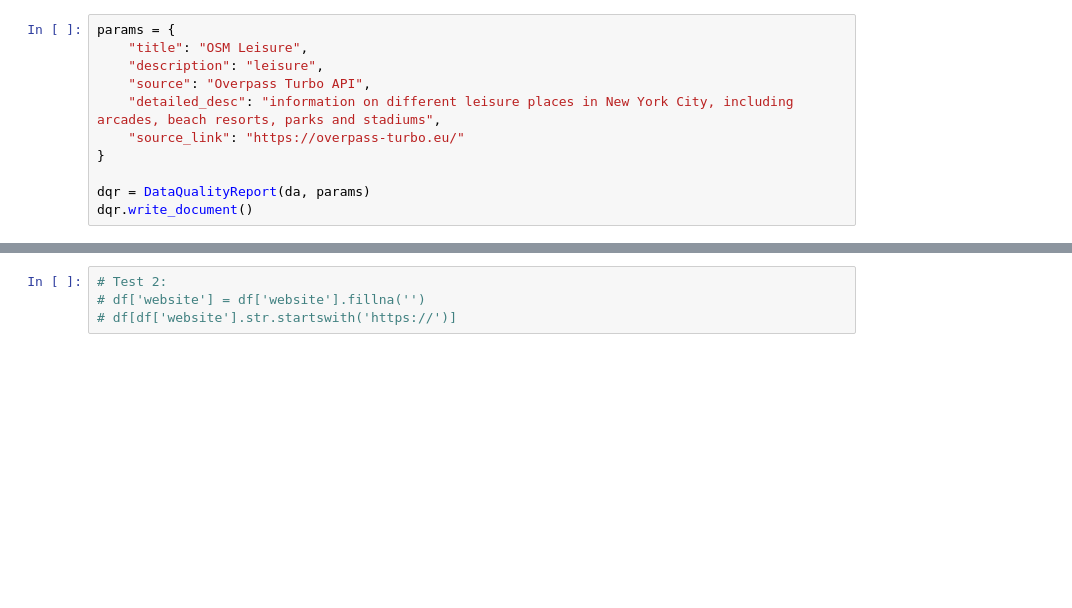
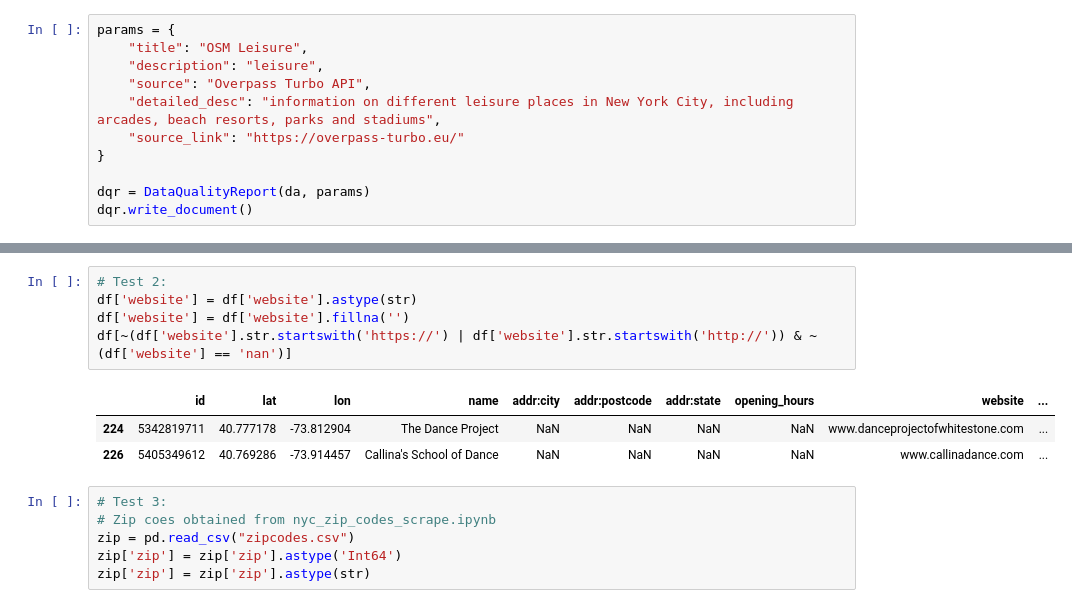
Before and after one commit to eoinmtreacy/pinbox, a Jupyter notebook: ml_pipeline/data_evaluation/osm_places/osm_leisure_data_analysis.ipynb, the cells around one changed output, grey strips where cells are left out. Drawn from its saved outputs; the diff is of its cells as text; blank space fills up the shorter version.

```diff
--- a/ml_pipeline/data_evaluation/osm_places/osm_leisure_data_analysis.ipynb
+++ b/ml_pipeline/data_evaluation/osm_places/osm_leisure_data_analysis.ipynb
@@ -94,4 +124,15 @@ df[(df['addr:state'] != 'NY') & ~( df['addr:state'].isna())]
 # %%
 # Test 2:
-# df['website'] = df['website'].fillna('')
-# df[df['website'].str.startswith('https://')]
+df['website'] = df['website'].astype(str)
+df['website'] = df['website'].fillna('')
+df[~(df['website'].str.startswith('https://') | df['website'].str.startswith('http://')) & ~(df['website'] == 'nan')]
+# %% [output]
+|  | id | lat | lon | name | addr:city | addr:postcode | addr:state | opening_hours | website | ... |
+| 224 | 5342819711 | 40.777178 | -73.812904 | The Dance Project | NaN | NaN | NaN | NaN | www.danceprojectofwhitestone.com | ... |
+| 226 | 5405349612 | 40.769286 | -73.914457 | Callina's School of Dance | NaN | NaN | NaN | NaN | www.callinadance.com | ... |
+# %%
+# Test 3:
+# Zip coes obtained from nyc_zip_codes_scrape.ipynb
+zip = pd.read_csv("zipcodes.csv")
+zip['zip'] = zip['zip'].astype('Int64')
+zip['zip'] = zip['zip'].astype(str)
```
Also changed, not shown: parts of 14 cells of this notebook, 4 other files.
